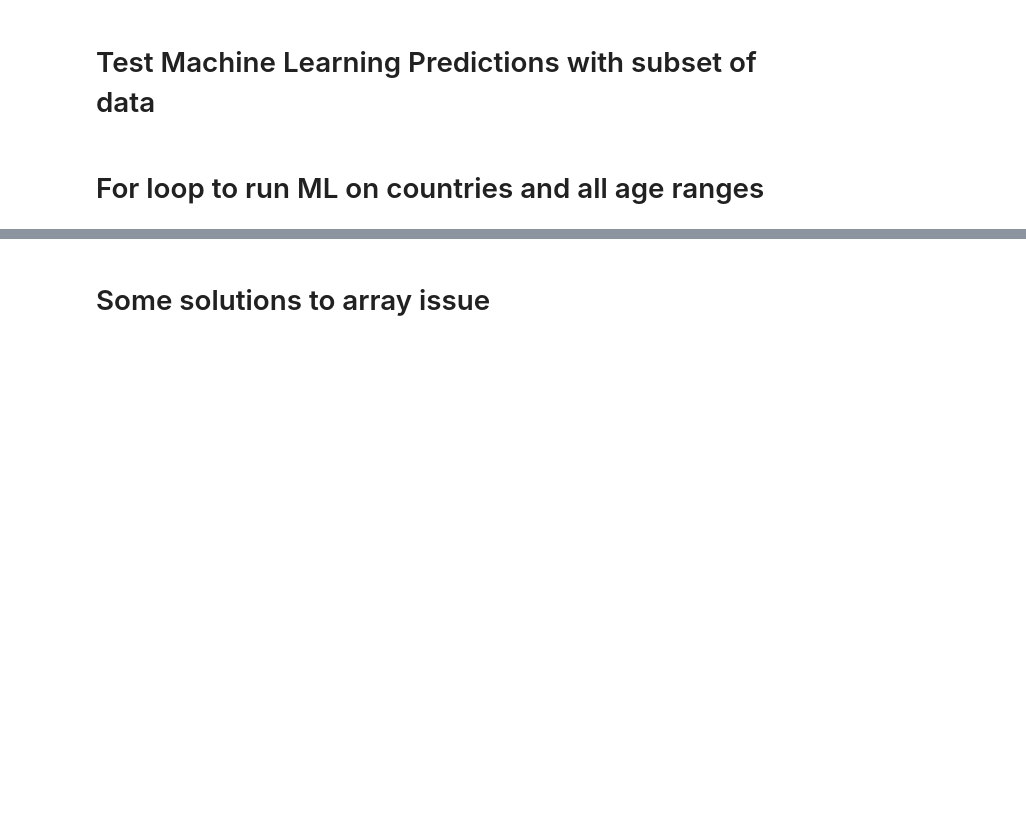
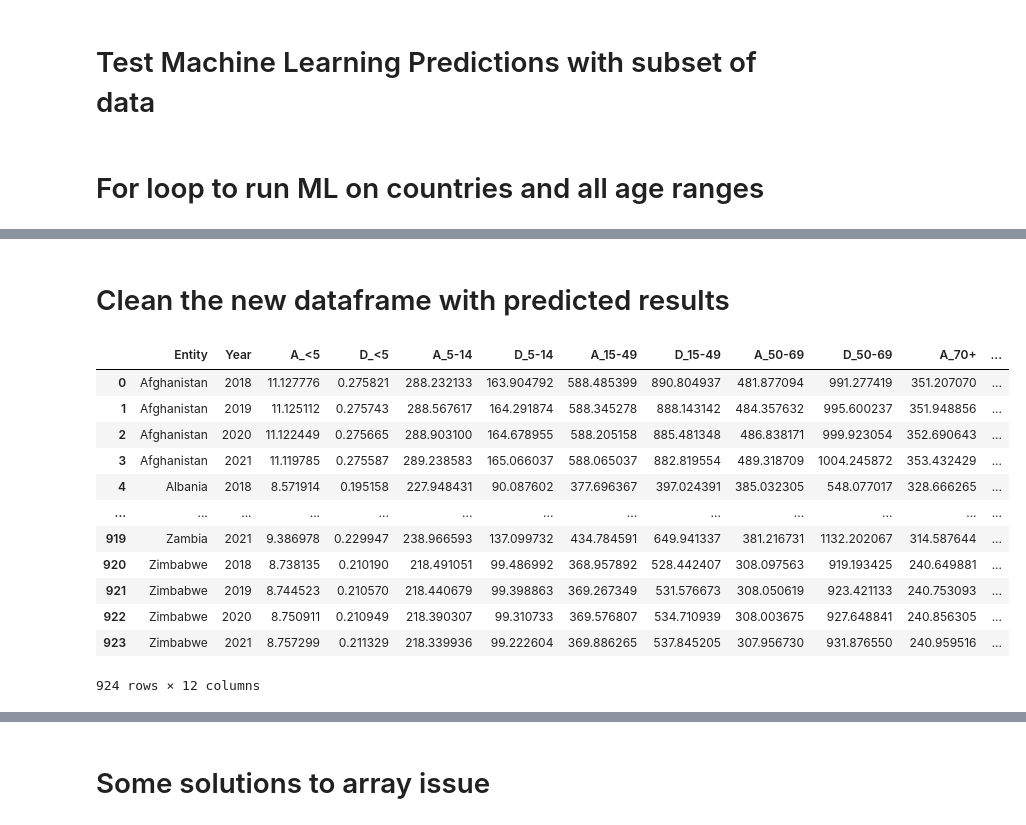
Before and after one commit to dianeyaneza/UWA-Data-Final_Project, a Jupyter notebook: wmhdata.ipynb, the cells around one changed output, grey strips where cells are left out. Saved outputs shown, nothing was run; the diff lists cells and outputs as text; code cells hidden in the pictures; blank space fills up the shorter version.

```diff
--- a/wmhdata.ipynb
+++ b/wmhdata.ipynb
@@ -335,0 +352,29 @@ for country in tenyears_df['Entity'].unique():
+# %% [markdown]
+# Clean the new dataframe with predicted results
+# %%
+# Get columns from tenyears_df.columns
+tenyears_df.columns
+
+# Index(['Entity', 'Year', 'A_<5', 'D_<5', 'A_5-14', 'D_5-14', 'A_15-49', 'D_15-49', 'A_50-69', 'D_50-69', 'A_70+', 'D_70+'], dtype='object')
+
+# Correct column order
+column_reindex = ['Entity', 'Year', 'A_<5', 'D_<5', 'A_5-14', 'D_5-14', 'A_15-49', 'D_15-49', 'A_50-69', 'D_50-69', 'A_70+', 'D_70+']
+
+tenyears_predictions_df = tenyears_predictions_df.reindex(columns = column_reindex)
+
+# CHECK
+tenyears_predictions_df
+# %% [output]
+|  | Entity | Year | A_<5 | D_<5 | A_5-14 | D_5-14 | A_15-49 | D_15-49 | A_50-69 | D_50-69 | A_70+ | ... |
+| 0 | Afghanistan | 2018 | 11.127776 | 0.275821 | 288.232133 | 163.904792 | 588.485399 | 890.804937 | 481.877094 | 991.277419 | 351.207070 | ... |
+| 1 | Afghanistan | 2019 | 11.125112 | 0.275743 | 288.567617 | 164.291874 | 588.345278 | 888.143142 | 484.357632 | 995.600237 | 351.948856 | ... |
+| 2 | Afghanistan | 2020 | 11.122449 | 0.275665 | 288.903100 | 164.678955 | 588.205158 | 885.481348 | 486.838171 | 999.923054 | 352.690643 | ... |
+| 3 | Afghanistan | 2021 | 11.119785 | 0.275587 | 289.238583 | 165.066037 | 588.065037 | 882.819554 | 489.318709 | 1004.245872 | 353.432429 | ... |
+| 4 | Albania | 2018 | 8.571914 | 0.195158 | 227.948431 | 90.087602 | 377.696367 | 397.024391 | 385.032305 | 548.077017 | 328.666265 | ... |
+| ... | ... | ... | ... | ... | ... | ... | ... | ... | ... | ... | ... | ... |
+| 919 | Zambia | 2021 | 9.386978 | 0.229947 | 238.966593 | 137.099732 | 434.784591 | 649.941337 | 381.216731 | 1132.202067 | 314.587644 | ... |
+| 920 | Zimbabwe | 2018 | 8.738135 | 0.210190 | 218.491051 | 99.486992 | 368.957892 | 528.442407 | 308.097563 | 919.193425 | 240.649881 | ... |
+| 921 | Zimbabwe | 2019 | 8.744523 | 0.210570 | 218.440679 | 99.398863 | 369.267349 | 531.576673 | 308.050619 | 923.421133 | 240.753093 | ... |
+| 922 | Zimbabwe | 2020 | 8.750911 | 0.210949 | 218.390307 | 99.310733 | 369.576807 | 534.710939 | 308.003675 | 927.648841 | 240.856305 | ... |
+| 923 | Zimbabwe | 2021 | 8.757299 | 0.211329 | 218.339936 | 99.222604 | 369.886265 | 537.845205 | 307.956730 | 931.876550 | 240.959516 | ... |
+924 rows × 12 columns
```
Also changed, not shown: parts of 8 cells of this notebook.
